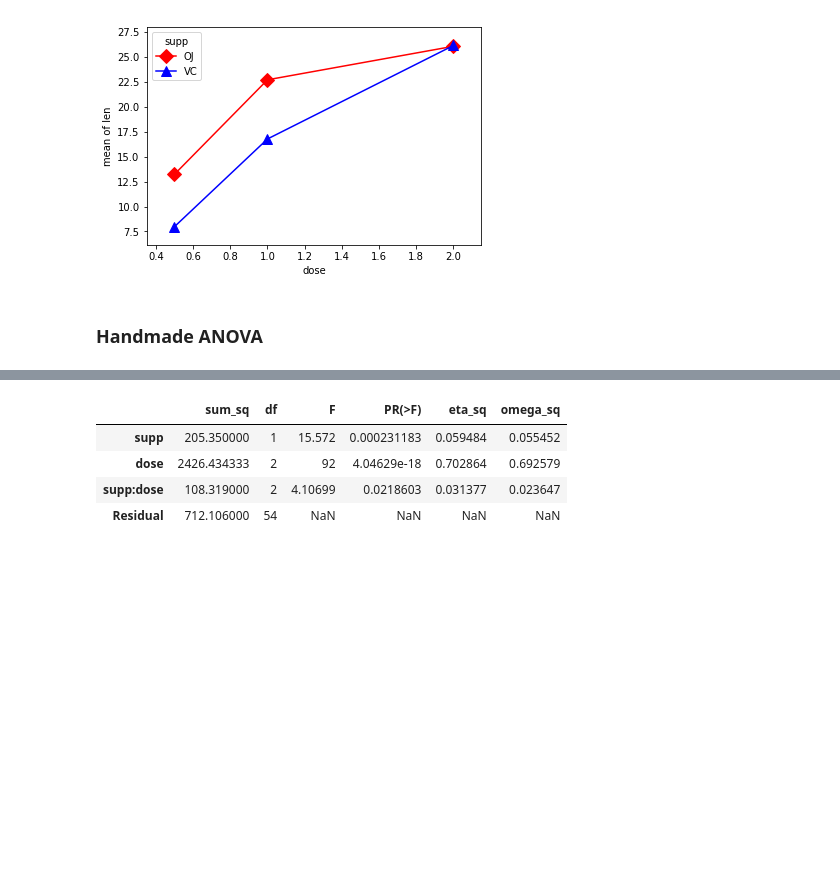
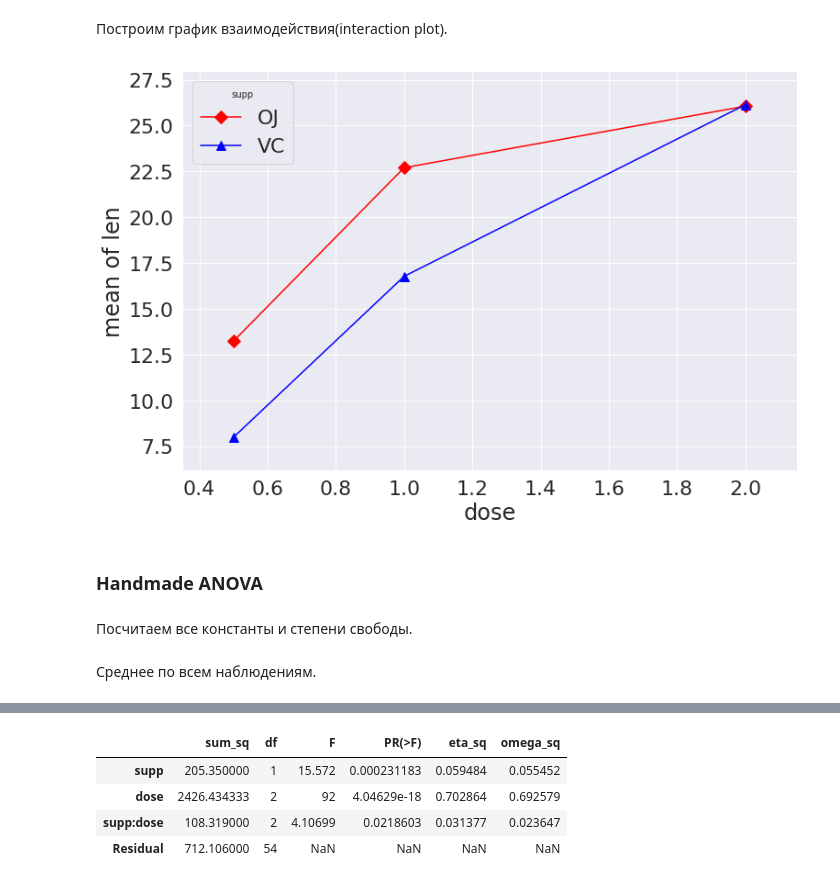
Before and after one commit to SchattenGenie/statsbio, a Jupyter notebook: seminars/10_anova/ANOVA.ipynb, the cells around one changed output, grey strips where cells are left out. Drawn from its saved outputs; the diff is of its cells as text; code cells hidden in the pictures; blank space fills up the shorter version.

```diff
--- a/seminars/10_anova/ANOVA.ipynb
+++ b/seminars/10_anova/ANOVA.ipynb
@@ -10,3 +6,9 @@ from statsmodels.stats.anova import anova_lm
 from statsmodels.graphics.factorplots import interaction_plot
 import matplotlib.pyplot as plt
 from scipy import stats
+import seaborn as sns
+import numpy as np
+sns.set(font_scale=2)
+
+import warnings
+warnings.filterwarnings("ignore")
@@ -13,3 +29,4 @@ from scipy import stats
 # %%
 datafile = "ToothGrowth.csv"
 data = pd.read_csv(datafile)
+data = data.reset_index()
@@ -16,11 +42,17 @@ data = pd.read_csv(datafile)
+# %% [markdown]
+Построим график взаимодействия(interaction plot).
 # %%
 fig = interaction_plot(data.dose,
                        data.supp,
                        data.len,
                        colors=['red','blue'], markers=['D','^'], ms=10)
+fig.set_figheight(8)
+fig.set_figwidth(12)
 # %% [output]
-[figure, old version]
+[figure, new version]
 # %% [markdown]
 ### Handmade ANOVA
+# %% [markdown]
+Посчитаем все константы и степени свободы.
 # %%
 N = len(data.len)
@@ -29,4 +61,6 @@ df_b = len(data.dose.unique()) - 1
 df_axb = df_a * df_b
 df_w = N - (len(data.supp.unique()) * len(data.dose.unique()))
+# %% [markdown]
+Среднее по всем наблюдениям.
 # %%
 grand_mean = data['len'].mean()
```
Also changed, not shown: parts of 115 cells of this notebook, 1 other file.
